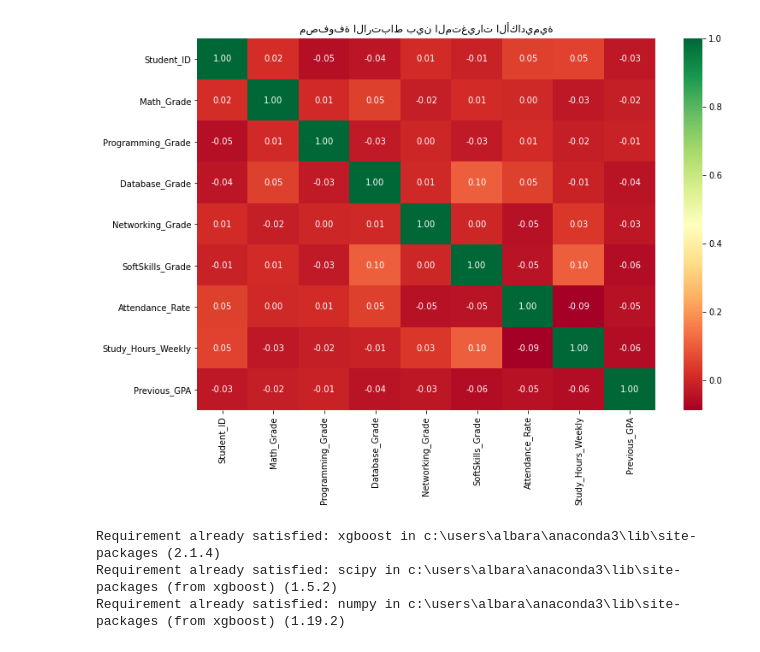
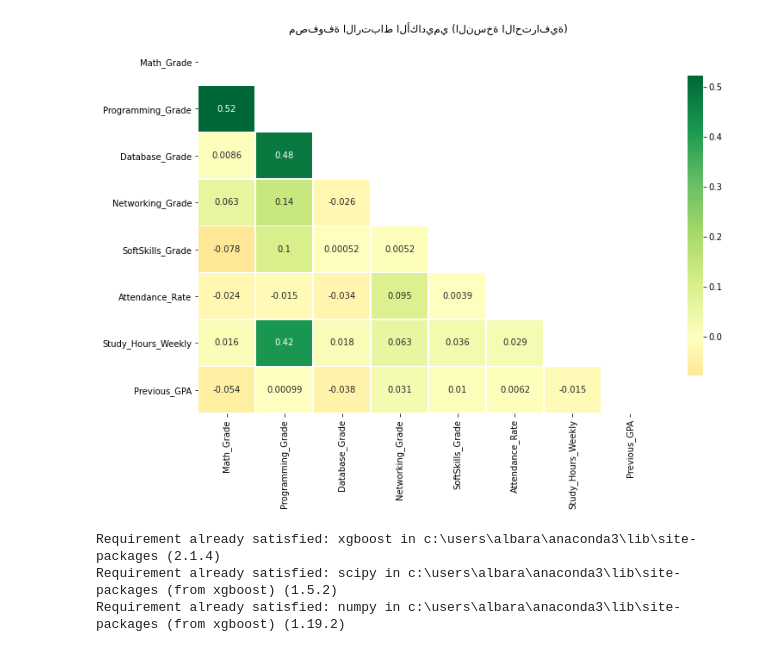
Before and after one commit to Albarafahed/Academic-Advisor-AI-Paython, a Jupyter notebook: main_app.ipynb, the cells around one changed output. Cells and saved outputs as stored; diff of their text form; code cells hidden in the pictures.

```diff
--- a/main_app.ipynb
+++ b/main_app.ipynb
@@ -148,17 +189,29 @@ plt.show()
 # %%
 # ٢. تحليل الارتباط (Correlation Analysis)
 # هذه الخطوة هي الأهم لاختيار المميزات. سنرى أي المتغيرات مرتبطة ببعضها بقوة.
-# %%
-# حساب مصفوفة الارتباط
-corr_matrix = df.corr()
-
-# رسم الخريطة الحرارية (Heatmap)
-plt.figure(figsize=(12, 8))
-sns.heatmap(corr_matrix, annot=True, cmap='RdYlGn', fmt=".2f")
-plt.title('مصفوفة الارتباط بين المتغيرات الأكاديمية')
-plt.show()
-# %% [output]
-[figure, removed]
+# %%
+
+
+import numpy as np
+
+# 1. استبعاد الأعمدة غير المؤثرة قبل الحساب
+# 2. إنشاء "قناع" (Mask) لإخفاء النصف العلوي المكرر من المصفوفة
+corr_matrix = df.drop(columns=['Student_ID']).corr()
+mask = np.triu(np.ones_like(corr_matrix, dtype=bool))
+
+plt.figure(figsize=(12, 8))
+sns.heatmap(corr_matrix,
+            mask=mask,          # إخفاء النصف المكرر لراحة العين
+            annot=True,
+            cmap='RdYlGn',
+            center=0,           # تحديد الصفر كنقطة توازن للألوان
+            linewidths=.5,      # إضافة خطوط بسيطة بين المربعات
+            cbar_kws={"shrink": .8}) # تصغير شريط الألوان قليلاً
+
+plt.title('مصفوفة الارتباط الأكاديمي (النسخة الاحترافية)')
+plt.show()
+# %% [output]
+[figure, added]
 # %%
 !pip install xgboost
 # %% [output]
```
Also changed, not shown: parts of 9 cells of this notebook, 5 other files.
